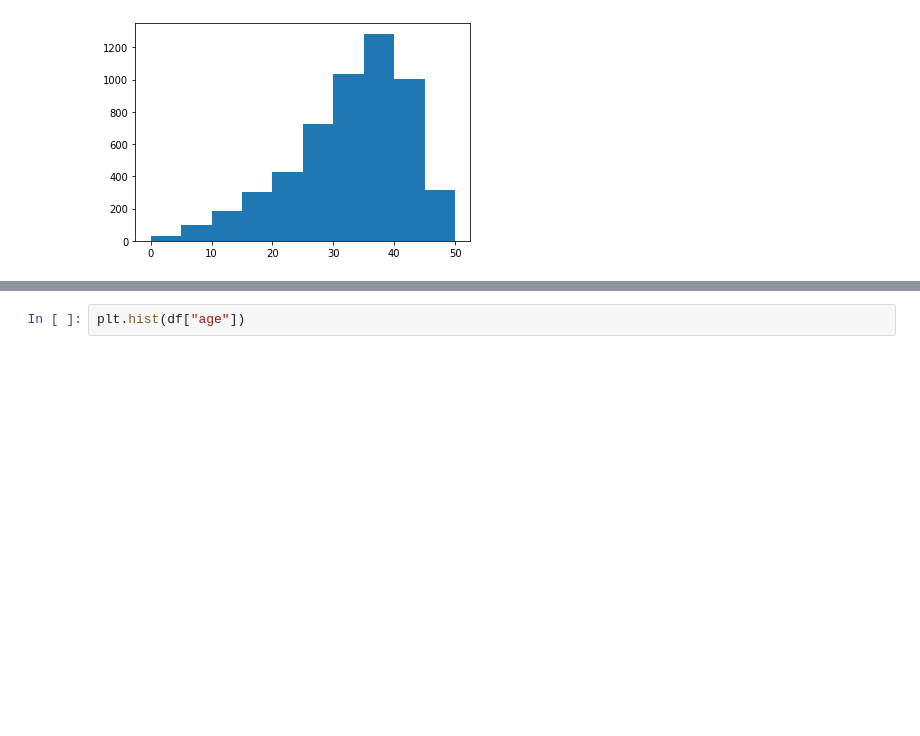
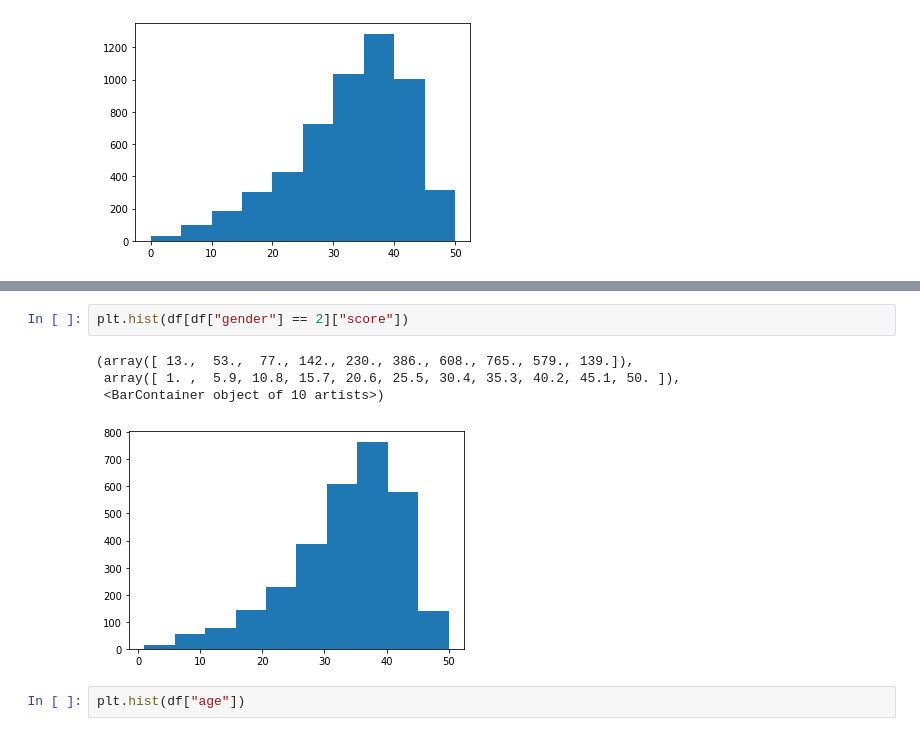
Before and after one commit to bohdanhlovatskyi/PS_Research_Project, a Jupyter notebook: proof_of_concept.ipynb, the cells around one changed output, grey strips where cells are left out. Saved outputs shown, nothing was run; the diff lists cells and outputs as text; blank space fills up the shorter version.

```diff
--- a/proof_of_concept.ipynb
+++ b/proof_of_concept.ipynb
@@ -44,3 +68,10 @@ plt.hist(df["score"])
+# %%
+plt.hist(df[df["gender"] == 2]["score"])
+# %% [output]
+(array([ 13.,  53.,  77., 142., 230., 386., 608., 765., 579., 139.]),
+ array([ 1. ,  5.9, 10.8, 15.7, 20.6, 25.5, 30.4, 35.3, 40.2, 45.1, 50. ]),
+ <BarContainer object of 10 artists>)
+[figure, added]
 # %%
 plt.hist(df["age"])
 # %% [output]
```
Also changed, not shown: parts of 4 cells of this notebook, 2 other files.
